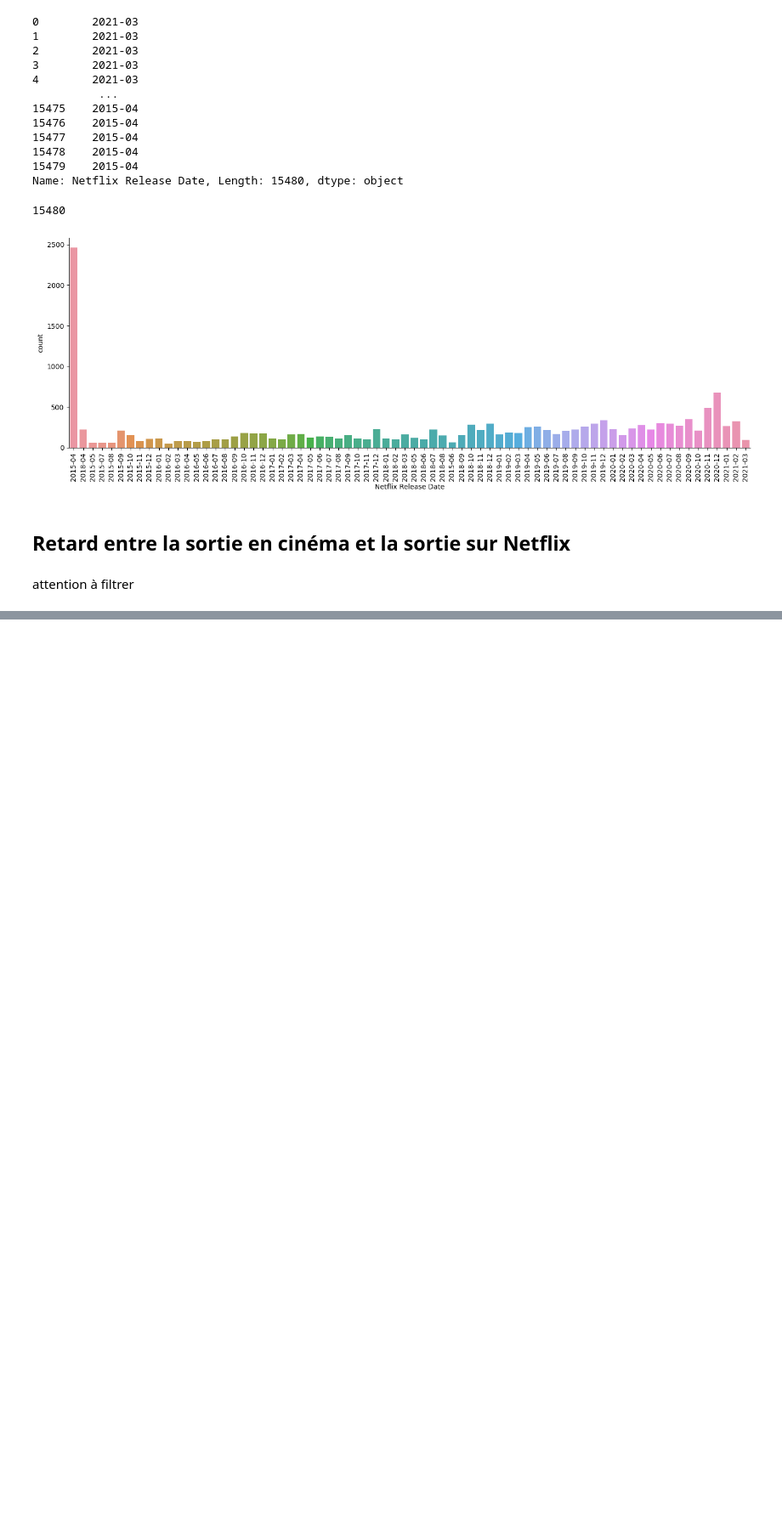
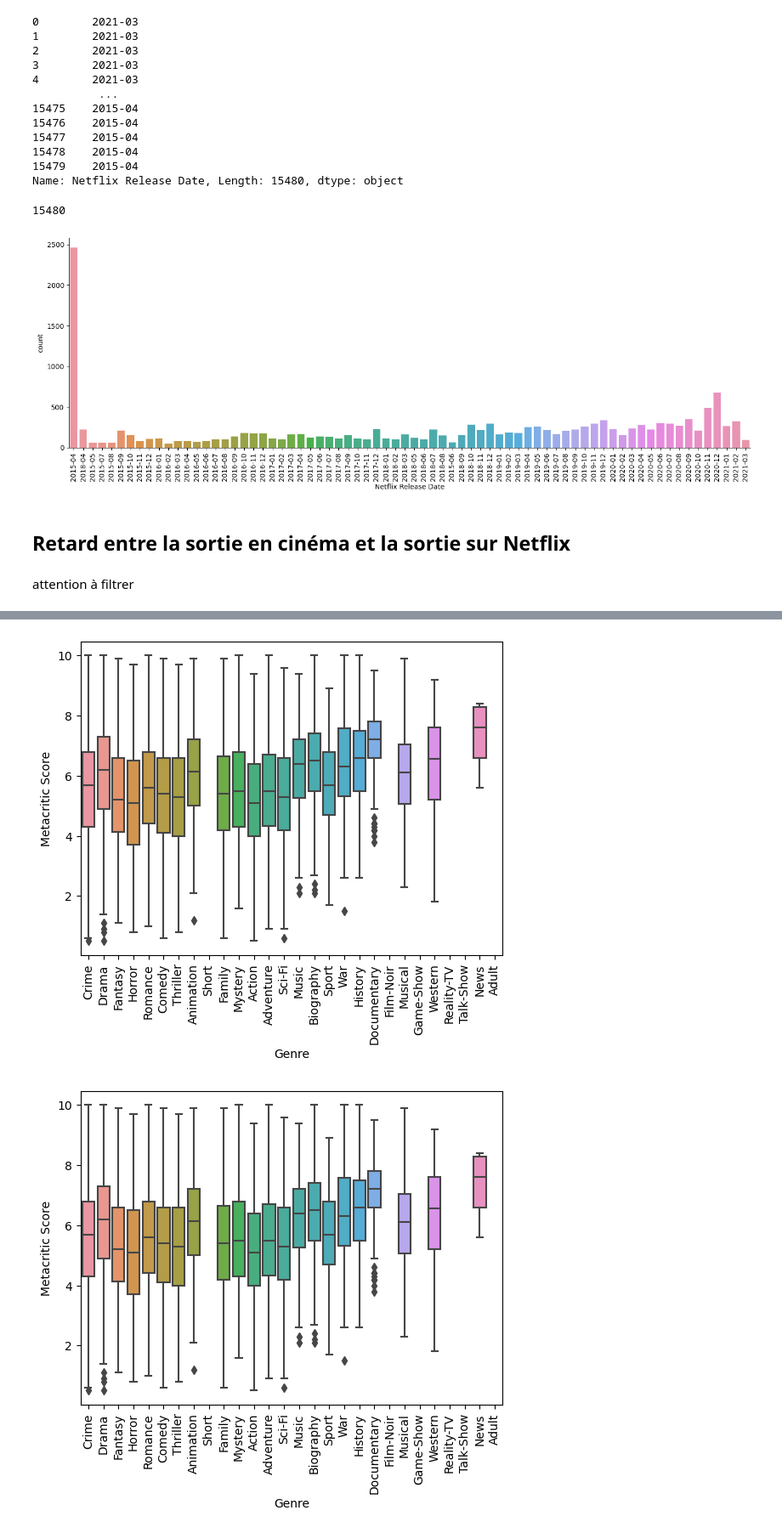
Before and after one commit to nbert71/netflix-analysis, a Jupyter notebook: main.ipynb, the cells around one changed output, grey strips where cells are left out. Shown at 85% size. Cells and saved outputs as stored; diff of their text form; code cells hidden in the pictures; blank space fills up the shorter version.

```diff
--- a/main.ipynb
+++ b/main.ipynb
@@ -76,0 +163,8 @@ attention à filtrer
+# %%
+df_genre = df_has_genre['Genre'].str.split(', ')
+df_meta = pd.DataFrame(data={
+  'Genre': df_genre,
+  'Metacritic Score': df_has_genre['Metacritic Score']
+})
+df_meta_ex = df_meta.explode('Genre')
+df_meta_ex
@@ -76,0 +185,7 @@ attention à filtrer
+# %%
+g = sns.boxplot(data=df_meta_ex, x='Genre', y='Metacritic Score')
+g.set_xticklabels(g.get_xticklabels(), rotation=90)
+g.figure
+# %% [output]
+[figure, added]
+[figure, added]
```
Also changed, not shown: parts of 13 cells of this notebook.
